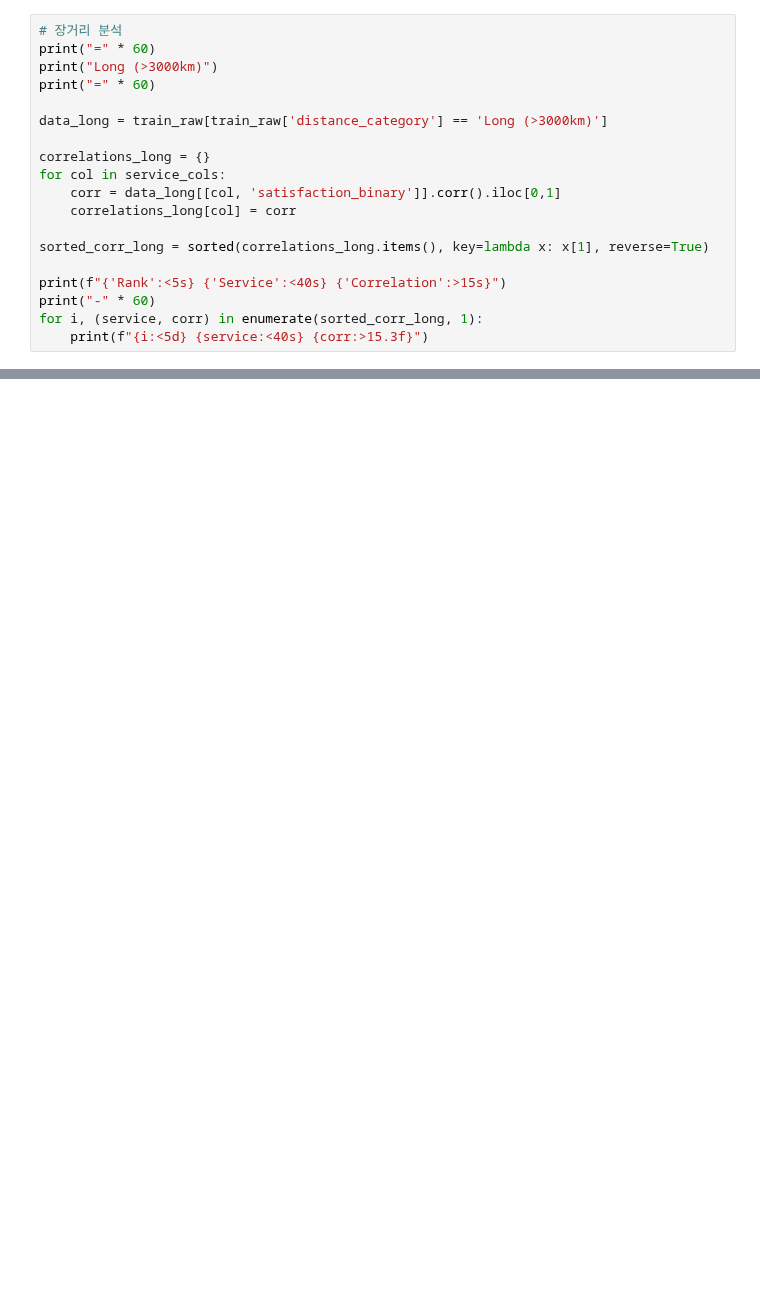
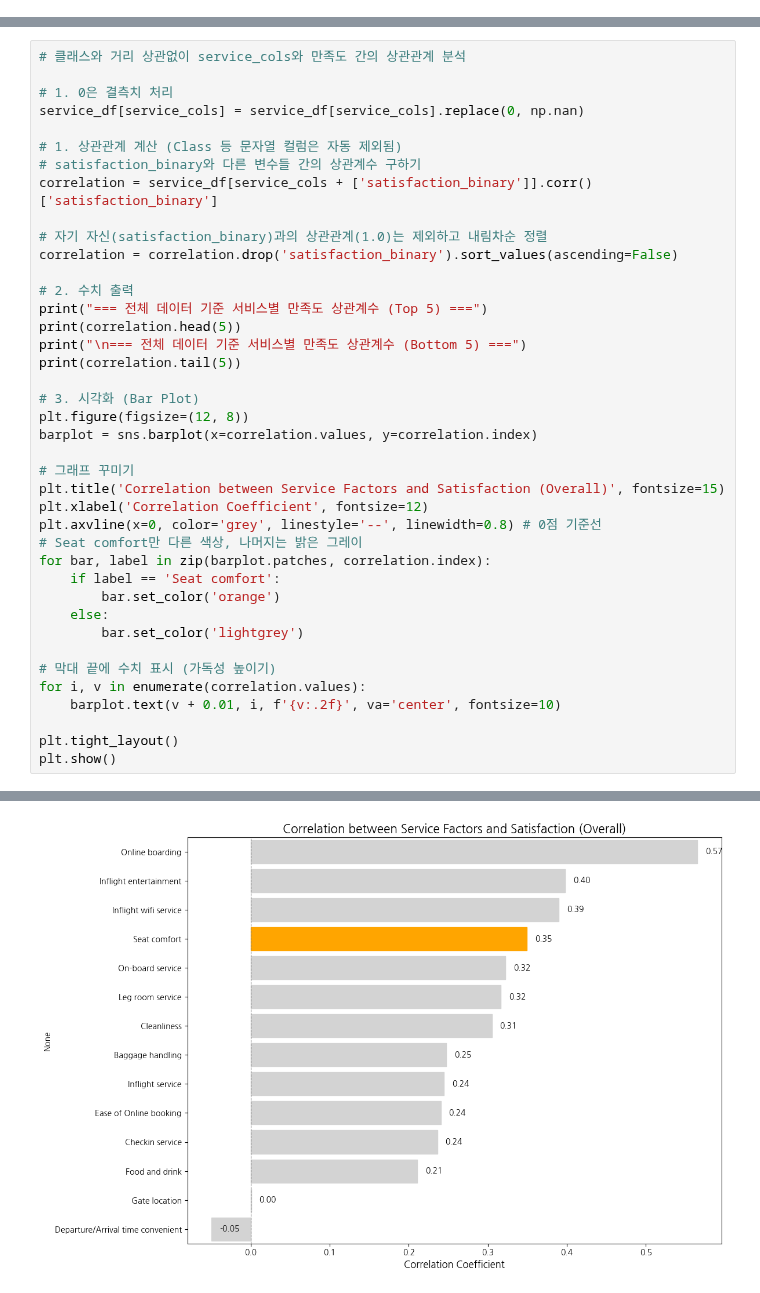
Before and after one commit to MJU-SDA7-2025/Airline-Passenger-Satisfaction, a Jupyter notebook: Seat comfort/main.ipynb, the cells around one changed output, grey strips where cells are left out. Saved outputs shown, nothing was run; the diff lists cells and outputs as text; blank space fills up the shorter version.

```diff
--- a/Seat comfort/main.ipynb
+++ b/Seat comfort/main.ipynb
@@ -489,19 +67,0 @@ Rank  Service                                      Correlation
-# %%
-# 장거리 분석
-print("=" * 60)
-print("Long (>3000km)")
-print("=" * 60)
-
-data_long = train_raw[train_raw['distance_category'] == 'Long (>3000km)']
-
-correlations_long = {}
-for col in service_cols:
-    corr = data_long[[col, 'satisfaction_binary']].corr().iloc[0,1]
-    correlations_long[col] = corr
-
-sorted_corr_long = sorted(correlations_long.items(), key=lambda x: x[1], reverse=True)
-
-print(f"{'Rank':<5s} {'Service':<40s} {'Correlation':>15s}")
-print("-" * 60)
-for i, (service, corr) in enumerate(sorted_corr_long, 1):
-    print(f"{i:<5d} {service:<40s} {corr:>15.3f}")
@@ -889,0 +68,41 @@ plt.show()
+# %%
+# 클래스와 거리 상관없이 service_cols와 만족도 간의 상관관계 분석
+
+# 1. 0은 결측치 처리
+service_df[service_cols] = service_df[service_cols].replace(0, np.nan)
+
+# 1. 상관관계 계산 (Class 등 문자열 컬럼은 자동 제외됨)
+# satisfaction_binary와 다른 변수들 간의 상관계수 구하기
+correlation = service_df[service_cols + ['satisfaction_binary']].corr()['satisfaction_binary']
+
+# 자기 자신(satisfaction_binary)과의 상관관계(1.0)는 제외하고 내림차순 정렬
+correlation = correlation.drop('satisfaction_binary').sort_values(ascending=False)
+
+# 2. 수치 출력
+print("=== 전체 데이터 기준 서비스별 만족도 상관계수 (Top 5) ===")
+print(correlation.head(5))
+print("\n=== 전체 데이터 기준 서비스별 만족도 상관계수 (Bottom 5) ===")
+print(correlation.tail(5))
+
+# 3. 시각화 (Bar Plot)
+plt.figure(figsize=(12, 8))
+barplot = sns.barplot(x=correlation.values, y=correlation.index)
+
+# 그래프 꾸미기
+plt.title('Correlation between Service Factors and Satisfaction (Overall)', fontsize=15)
+plt.xlabel('Correlation Coefficient', fontsize=12)
+plt.axvline(x=0, color='grey', linestyle='--', linewidth=0.8) # 0점 기준선
+# Seat comfort만 다른 색상, 나머지는 밝은 그레이
+for bar, label in zip(barplot.patches, correlation.index):
+    if label == 'Seat comfort':
+        bar.set_color('orange')
+    else:
+        bar.set_color('lightgrey')
+
+# 막대 끝에 수치 표시 (가독성 높이기)
+for i, v in enumerate(correlation.values):
+    barplot.text(v + 0.01, i, f'{v:.2f}', va='center', fontsize=10)
+
+plt.tight_layout()
+plt.show()
+# %% [output]
@@ -889,0 +124 @@ plt.show()
+[figure, added]
```
Also changed, not shown: parts of 30 cells of this notebook, 6 other files.
